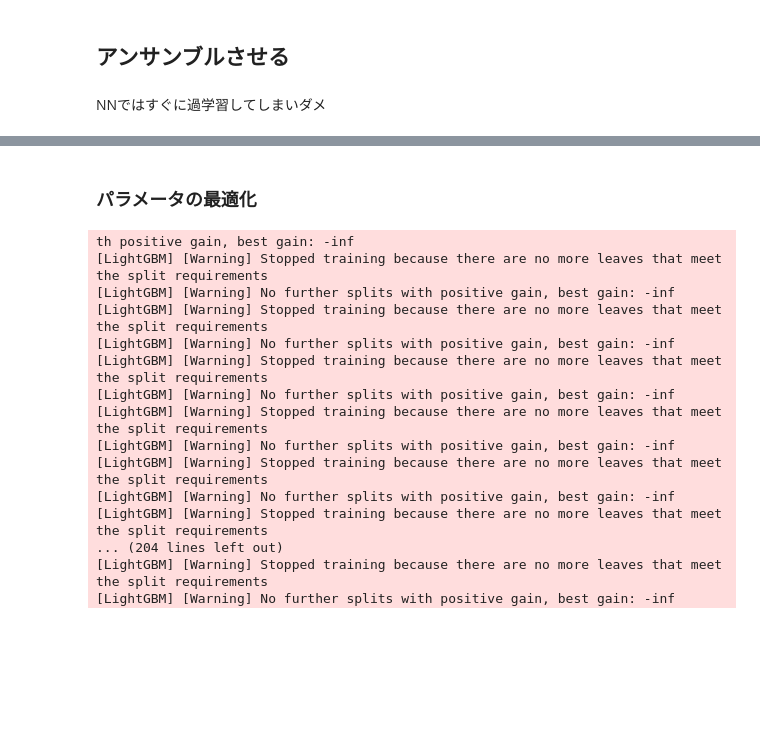
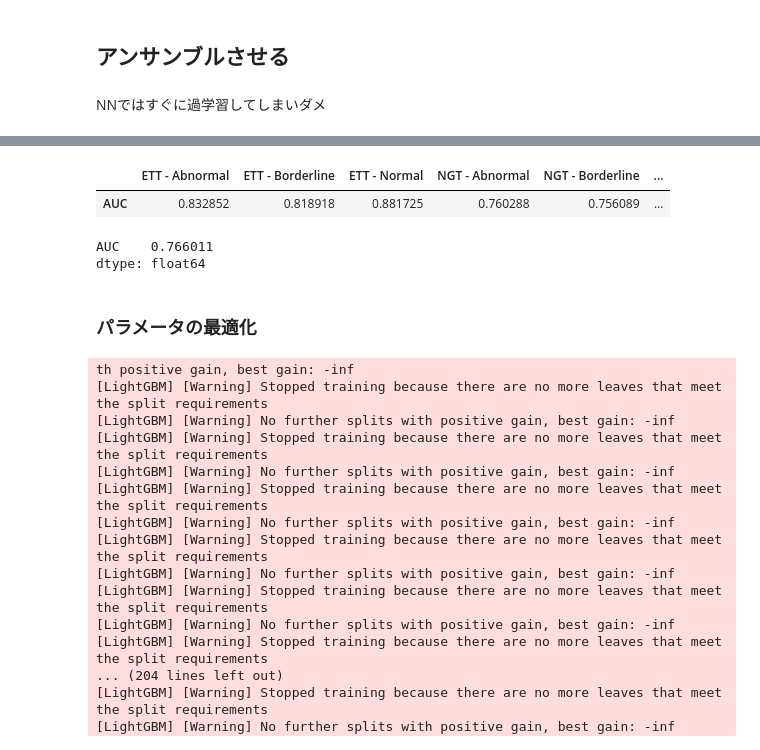
Before and after one commit to Hokoku/catheter, a Jupyter notebook: ensemble_nn_lgb_training.ipynb, the cells around one changed output, grey strips where cells are left out. Saved outputs shown, nothing was run; the diff lists cells and outputs as text; code cells hidden in the pictures; blank space fills up the shorter version.

```diff
--- a/ensemble_nn_lgb_training.ipynb
+++ b/ensemble_nn_lgb_training.ipynb
@@ -224,3 +291,22 @@ def objective(trial):
+# %%
+pickle.dump(best_params,open(f"{CFG.models_dir}weightedsum_params.pickle","wb"))
+results=pd.DataFrame(index=["AUC"],columns=CFG.target_cols)
+
+for col_name in CFG.target_cols:
+
+    p=best_params[col_name]
+
+    ensemble_pred=val_lgb[col_name]*p+val_dense[col_name]*(1-p)
+    score=roc_auc_score(val_target[col_name],ensemble_pred)
+
+    results.loc["AUC",col_name]=score
+
+display(results,results.mean(axis=1))
+# %% [output]
+|  | ETT - Abnormal | ETT - Borderline | ETT - Normal | NGT - Abnormal | NGT - Borderline | ... |
+| AUC | 0.832852 | 0.818918 | 0.881725 | 0.760288 | 0.756089 | ... |
+AUC    0.766011
+dtype: float64
 # %% [markdown]
 ### パラメータの最適化
 # %%
```
Also changed, not shown: parts of 6 cells of this notebook, 5 other files.
